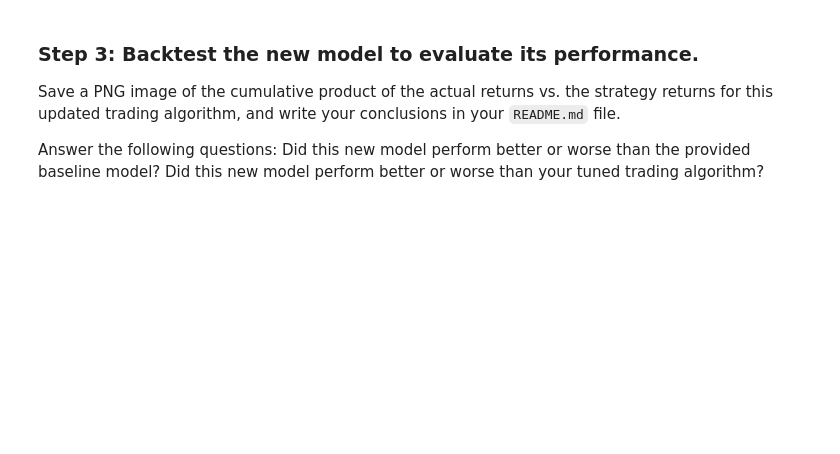
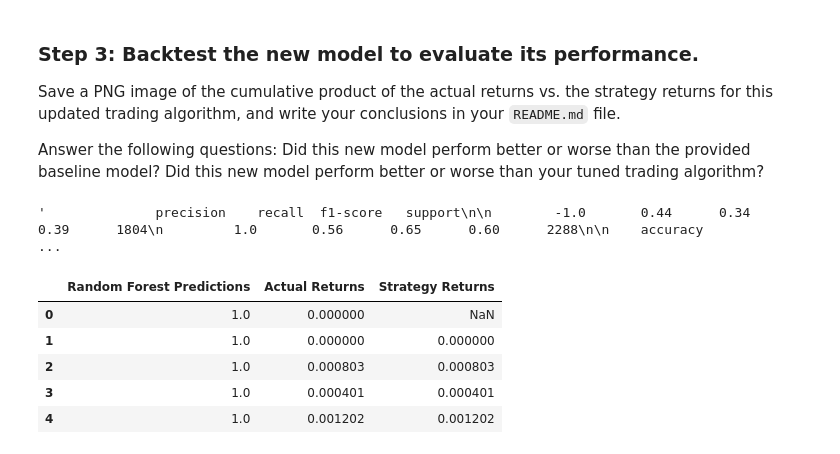
Before and after one commit to Rishi-Prasadha/RICE-FINTECH-14_Challenge, a Jupyter notebook: Starter_Code-4/machine_learning_trading_bot.ipynb, the cells around one changed output. Cells and saved outputs as stored; diff of their text form; code cells hidden in the pictures; blank space fills up the shorter version.

```diff
--- a/Starter_Code-4/machine_learning_trading_bot.ipynb
+++ b/Starter_Code-4/machine_learning_trading_bot.ipynb
@@ -431,23 +465,44 @@ Did this new model perform better or worse than your tuned trading algorithm?
 
 # Print the classification report
 # YOUR CODE HERE
+
+display(classification_report(y_test, pred))
+# %% [output]
+'              precision    recall  f1-score   support\n\n        -1.0       0.44      0.34      0.39      1804\n         1.0       0.56      0.65      0.60      2288\n\n    accuracy                   ...
 # %%
 # Create a new empty predictions DataFrame.
 
 # Create a predictions DataFrame
 # YOUR CODE HERE
 
+predictions_df2 = pd.DataFrame()
+
 # Add the SVM model predictions to the DataFrame
 # YOUR CODE HERE
+
+predictions_df2['Random Forest Predictions'] = pd.concat([predictions_df['Predicted']])
 
 # Add the actual returns to the DataFrame
 # YOUR CODE HERE
 
+predictions_df2['Actual Returns'] = signals_df['Actual Returns']
+
 # Add the strategy returns to the DataFrame
 # YOUR CODE HERE
 
+predictions_df2['Strategy Returns'] = predictions_df2['Actual Returns'] * predictions_df2['Random Forest Predictions'].shift()
+
 # Review the DataFrame
 # YOUR CODE HERE
+
+predictions_df2.head()
+# %% [output]
+|  | Random Forest Predictions | Actual Returns | Strategy Returns |
+| 0 | 1.0 | 0.000000 | NaN |
+| 1 | 1.0 | 0.000000 | 0.000000 |
+| 2 | 1.0 | 0.000803 | 0.000803 |
+| 3 | 1.0 | 0.000401 | 0.000401 |
+| 4 | 1.0 | 0.001202 | 0.001202 |
 # %%
 # Plot the actual returns versus the strategy returns
 # YOUR CODE HERE
```
Also changed, not shown: parts of 8 cells of this notebook.
